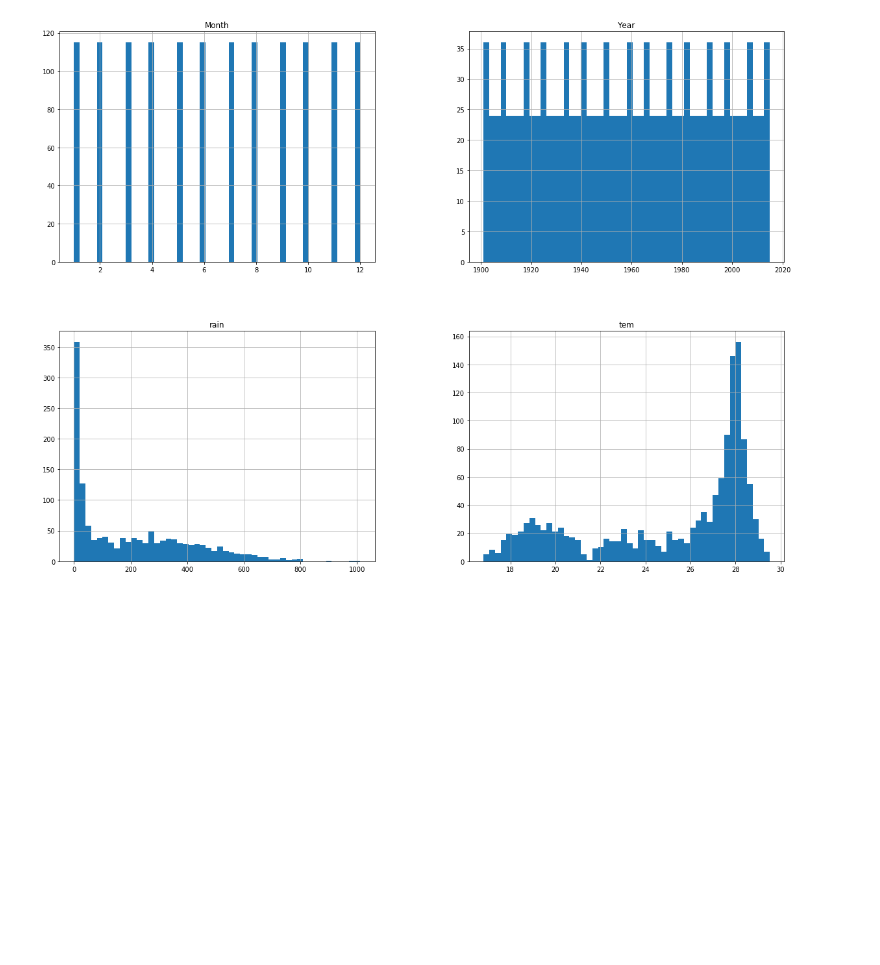
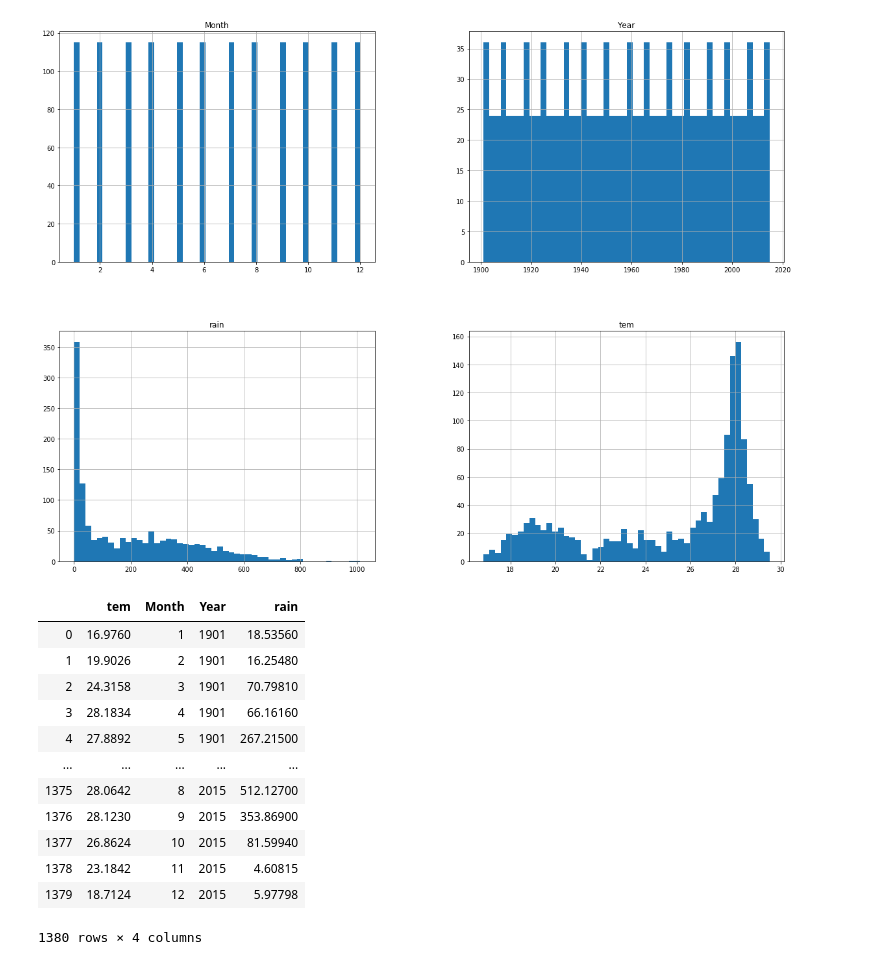
Before and after one commit to NaimHasan/Projects2, a Jupyter notebook: bangladesh-weather-dataset/weather.ipynb, the cells around one changed output. Drawn from its saved outputs; the diff is of its cells as text; code cells hidden in the pictures; blank space fills up the shorter version.

```diff
--- a/bangladesh-weather-dataset/weather.ipynb
+++ b/bangladesh-weather-dataset/weather.ipynb
@@ -48,3 +52,19 @@ plt.show()
 # %% [output]
 NameError: name 'save_fig' is not defined
 [figure]
+# %%
+weather
+# %% [output]
+|  | tem | Month | Year | rain |
+| 0 | 16.9760 | 1 | 1901 | 18.53560 |
+| 1 | 19.9026 | 2 | 1901 | 16.25480 |
+| 2 | 24.3158 | 3 | 1901 | 70.79810 |
+| 3 | 28.1834 | 4 | 1901 | 66.16160 |
+| 4 | 27.8892 | 5 | 1901 | 267.21500 |
+| ... | ... | ... | ... | ... |
+| 1375 | 28.0642 | 8 | 2015 | 512.12700 |
+| 1376 | 28.1230 | 9 | 2015 | 353.86900 |
+| 1377 | 26.8624 | 10 | 2015 | 81.59940 |
+| 1378 | 23.1842 | 11 | 2015 | 4.60815 |
+| 1379 | 18.7124 | 12 | 2015 | 5.97798 |
+1380 rows × 4 columns
```
Also changed, not shown: parts of 3 cells of this notebook, 2 other files.
